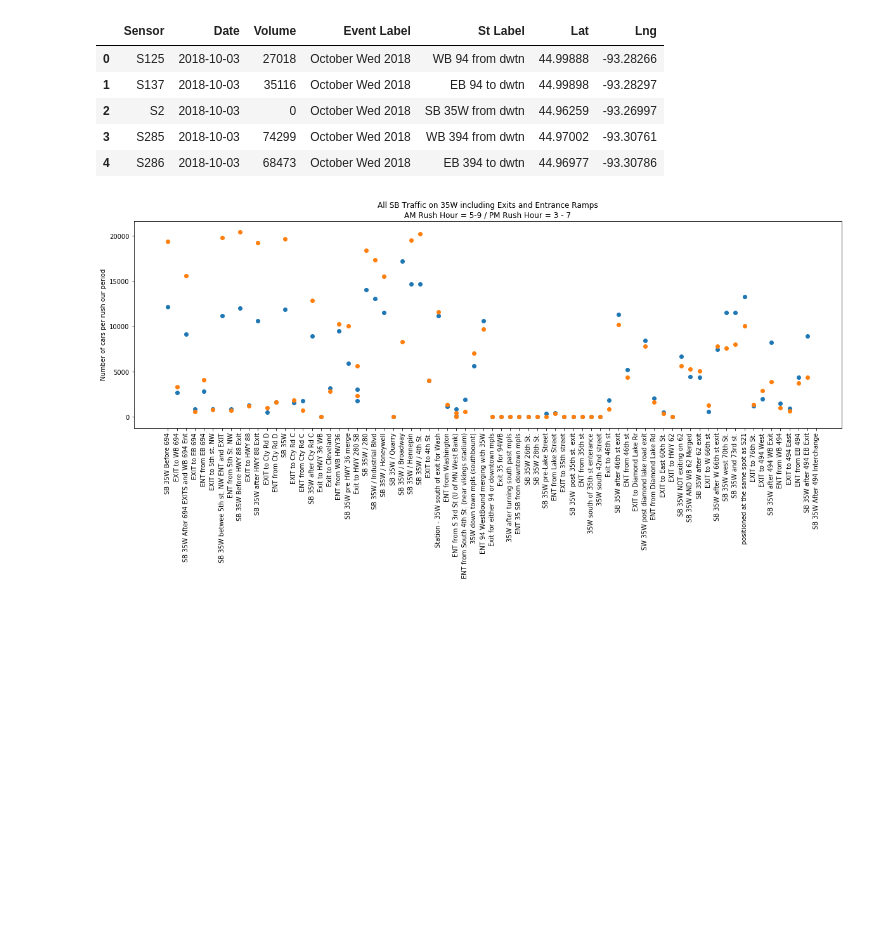
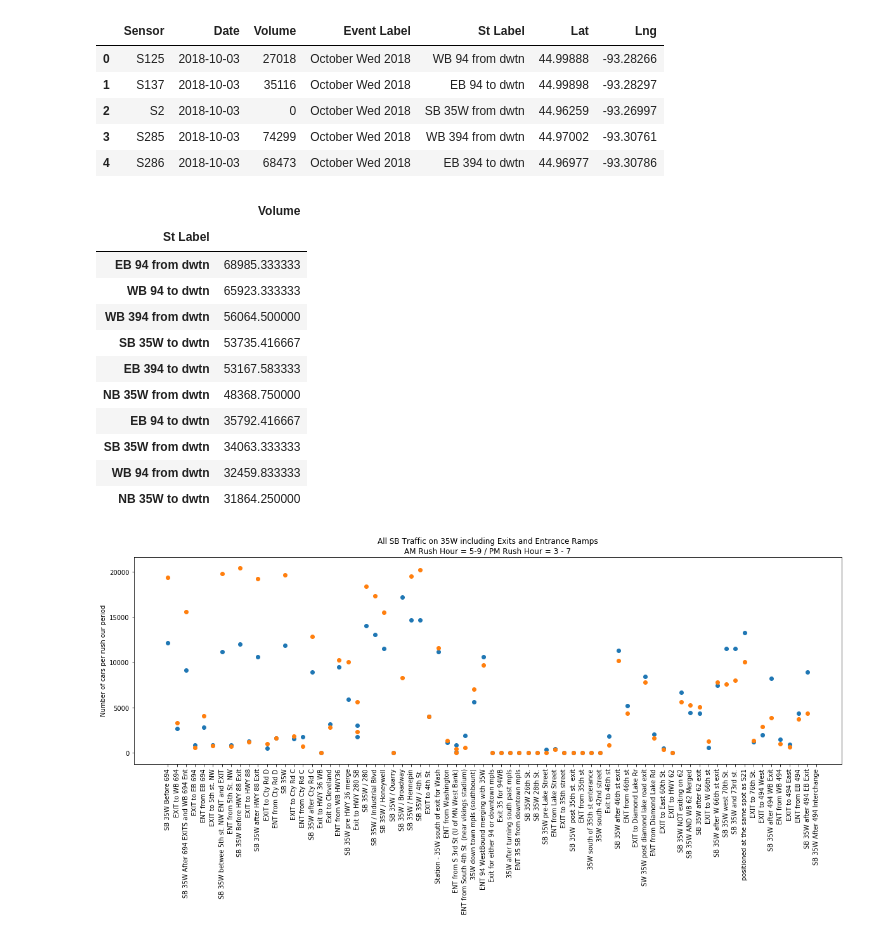
Before and after one commit to Dkreitzer/Team_streprogen_Project1, a Jupyter notebook: dk_testing_SB35W.ipynb, the cells around one changed output. Cells and saved outputs as stored; diff of their text form; code cells hidden in the pictures; blank space fills up the shorter version.

```diff
--- a/dk_testing_SB35W.ipynb
+++ b/dk_testing_SB35W.ipynb
@@ -57,6 +56,27 @@ mpls_dataDF.head()
 | 2 | S2 | 2018-10-03 | 0 | October Wed 2018 | SB 35W from dwtn | 44.96259 | -93.26997 |
 | 3 | S285 | 2018-10-03 | 74299 | October Wed 2018 | WB 394 from dwtn | 44.97002 | -93.30761 |
 | 4 | S286 | 2018-10-03 | 68473 | October Wed 2018 | EB 394 to dwtn | 44.96977 | -93.30786 |
+# %%
+###
+# Avg of mpls in and out of mpls
+
+avg_vol = mpls_dataDF.groupby(['St Label'])
+
+avg_vol_sen = pd.DataFrame(avg_vol['Volume'].agg(np.mean)).sort_values(by='Volume', ascending = False)
+avg_vol_sen
+# %% [output]
+|  | Volume |
+| St Label |  |
+| EB 94 from dwtn | 68985.333333 |
+| WB 94 to dwtn | 65923.333333 |
+| WB 394 from dwtn | 56064.500000 |
+| SB 35W to dwtn | 53735.416667 |
+| EB 394 to dwtn | 53167.583333 |
+| NB 35W from dwtn | 48368.750000 |
+| EB 94 to dwtn | 35792.416667 |
+| SB 35W from dwtn | 34063.333333 |
+| WB 94 from dwtn | 32459.833333 |
+| NB 35W to dwtn | 31864.250000 |
 # %%
 ############################################################
 # Merge CSV Files to create South Bound 35W Data (SB_Data)
```
Also changed, not shown: parts of 2 cells of this notebook.
